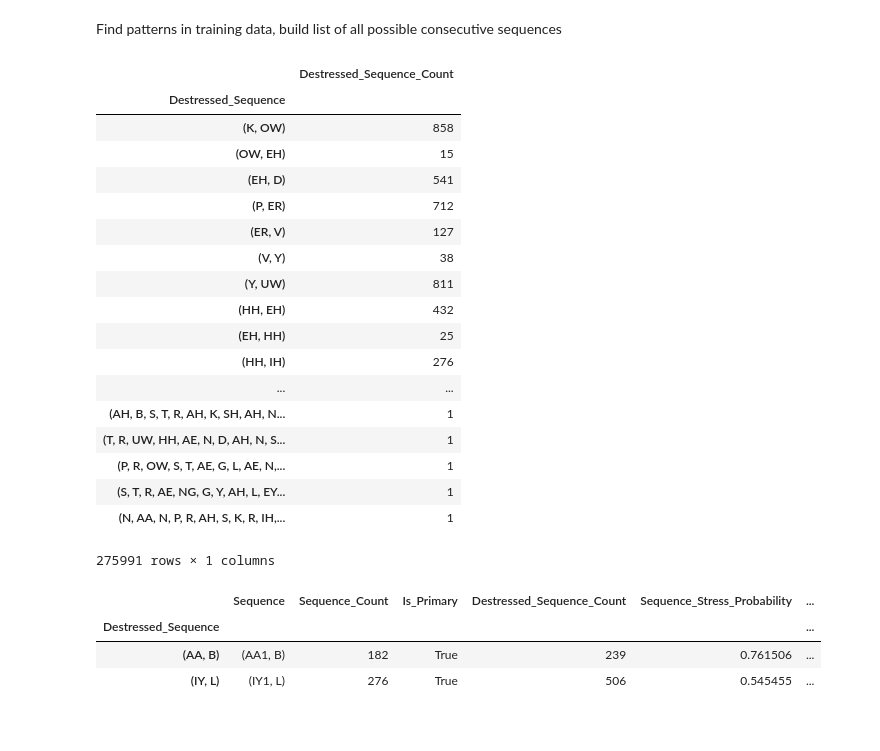
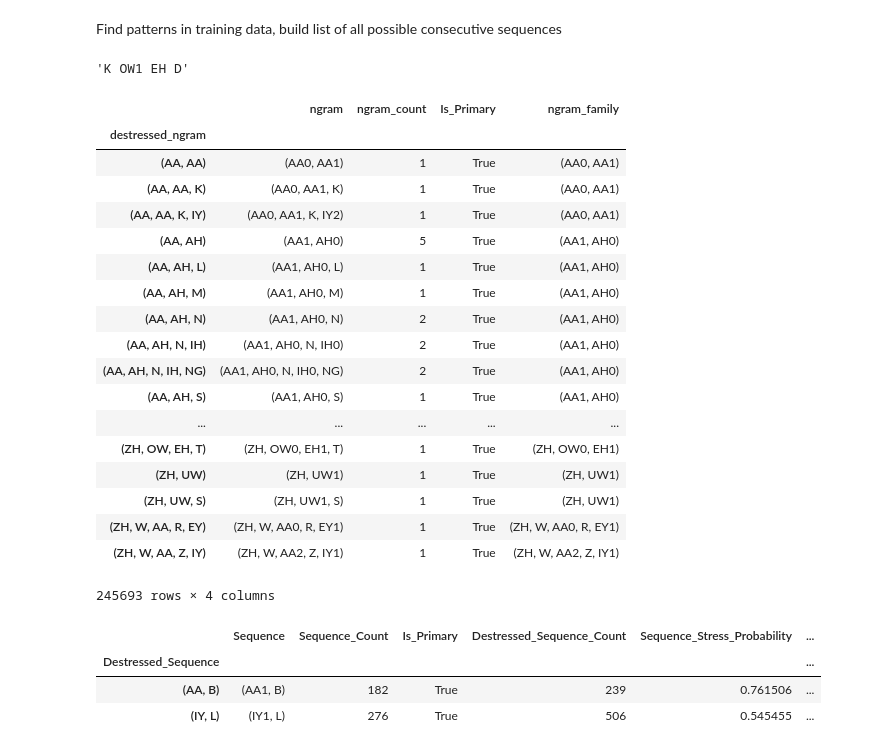
Before and after one commit to EvaLiu11/COMP9318_Proj, a Jupyter notebook: COMP9318_Project Exploration.ipynb, the cells around one changed output. Saved outputs shown, nothing was run; the diff lists cells and outputs as text; code cells hidden in the pictures.

Commit message:
Intergrated everything from jupyter, testing collapse ngrams

```diff
--- a/COMP9318_Project Exploration.ipynb
+++ b/COMP9318_Project Exploration.ipynb
@@ -124,23 +129,50 @@ sequences_df['Sequence_Length'] = sequences_df.Sequence.str.len()
-# %%
-destressed_sequence_df
-# %% [output]
-|  | Destressed_Sequence_Count |
-| Destressed_Sequence |  |
-| (K, OW) | 858 |
-| (OW, EH) | 15 |
-| (EH, D) | 541 |
-| (P, ER) | 712 |
-| (ER, V) | 127 |
-| (V, Y) | 38 |
-| (Y, UW) | 811 |
-| (HH, EH) | 432 |
-| (EH, HH) | 25 |
-| (HH, IH) | 276 |
-| ... | ... |
-| (AH, B, S, T, R, AH, K, SH, AH, N... | 1 |
-| (T, R, UW, HH, AE, N, D, AH, N, S... | 1 |
-| (P, R, OW, S, T, AE, G, L, AE, N,... | 1 |
-| (S, T, R, AE, NG, G, Y, AH, L, EY... | 1 |
-| (N, AA, N, P, R, AH, S, K, R, IH,... | 1 |
-275991 rows × 1 columns
+# %%
+x = 'K OW1 EH2 D'
+
+def filter_non_primary_stress(pronunciation):
+    pronunciation = pronunciation.replace('0','')
+    return pronunciation.replace('2','')
+
+filter_non_primary_stress(x)
+# %% [output]
+'K OW1 EH D'
+# %%
+# Return true if ngram in family
+def in_family(family,ngram):
+    return family == ngram[0:len(family)]
+
+# Add series to data frame which include the smallest ngram within a larger ngram
+def collapse_ngrams(ngram_df,column):
+    ngram_df.sort_index(inplace=True)
+    ngrams = ngram_df[column].values.tolist()
+    ngram_families = []
+    current_family = ngrams[0]
+    for ngram in ngrams:
+        if not in_family(current_family,ngram):
+            current_family = ngram
+        ngram_families.append(current_family)
+    ngram_df['ngram_family'] = pd.Series(ngram_families).values
+    return ngram_df
+
+collapse_ngrams(ngram_df,'ngram')
+# %% [output]
+|  | ngram | ngram_count | Is_Primary | ngram_family |
+| destressed_ngram |  |  |  |  |
+| (AA, AA) | (AA0, AA1) | 1 | True | (AA0, AA1) |
+| (AA, AA, K) | (AA0, AA1, K) | 1 | True | (AA0, AA1) |
+| (AA, AA, K, IY) | (AA0, AA1, K, IY2) | 1 | True | (AA0, AA1) |
+| (AA, AH) | (AA1, AH0) | 5 | True | (AA1, AH0) |
+| (AA, AH, L) | (AA1, AH0, L) | 1 | True | (AA1, AH0) |
+| (AA, AH, M) | (AA1, AH0, M) | 1 | True | (AA1, AH0) |
+| (AA, AH, N) | (AA1, AH0, N) | 2 | True | (AA1, AH0) |
+| (AA, AH, N, IH) | (AA1, AH0, N, IH0) | 2 | True | (AA1, AH0) |
+| (AA, AH, N, IH, NG) | (AA1, AH0, N, IH0, NG) | 2 | True | (AA1, AH0) |
+| (AA, AH, S) | (AA1, AH0, S) | 1 | True | (AA1, AH0) |
+| ... | ... | ... | ... | ... |
+| (ZH, OW, EH, T) | (ZH, OW0, EH1, T) | 1 | True | (ZH, OW0, EH1) |
+| (ZH, UW) | (ZH, UW1) | 1 | True | (ZH, UW1) |
+| (ZH, UW, S) | (ZH, UW1, S) | 1 | True | (ZH, UW1) |
+| (ZH, W, AA, R, EY) | (ZH, W, AA0, R, EY1) | 1 | True | (ZH, W, AA0, R, EY1) |
+| (ZH, W, AA, Z, IY) | (ZH, W, AA2, Z, IY1) | 1 | True | (ZH, W, AA2, Z, IY1) |
+245693 rows × 4 columns
 # %%
```
Also changed, not shown: parts of 5 cells of this notebook, 1 other file.
